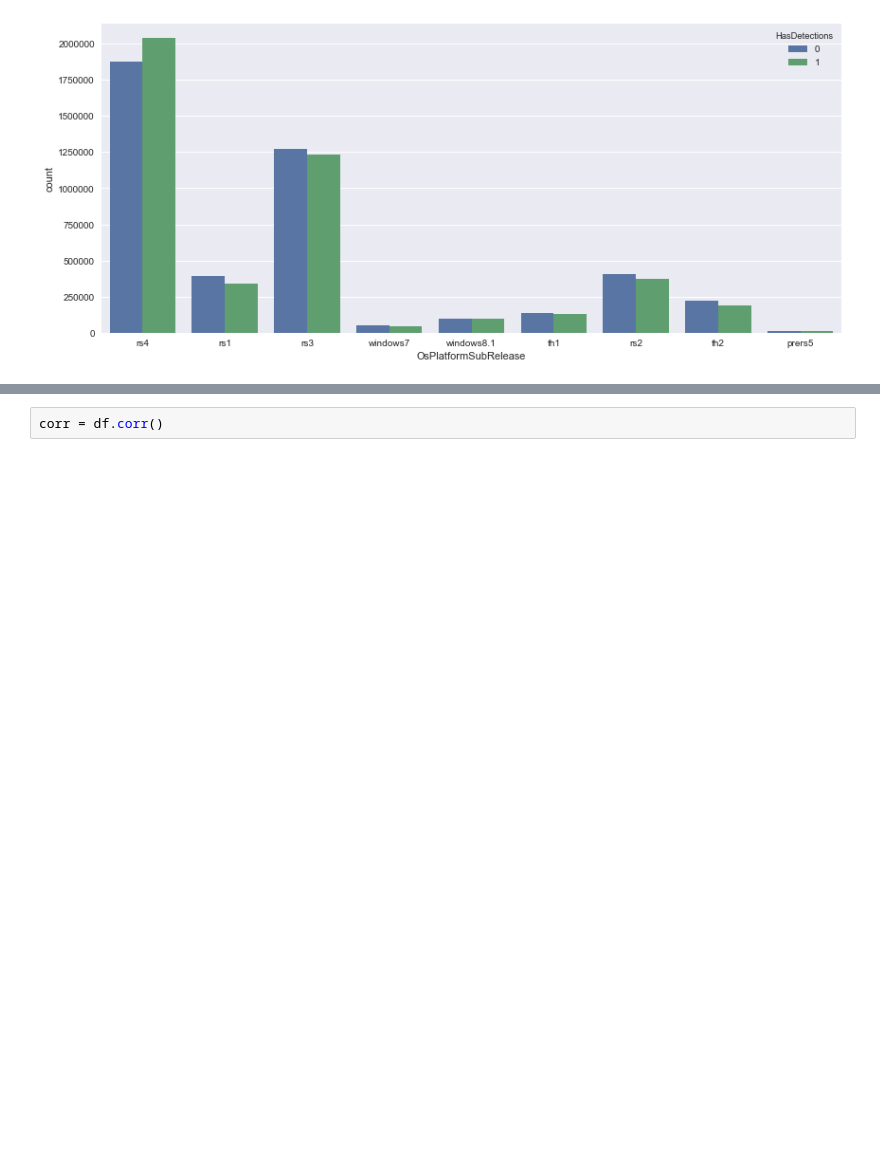
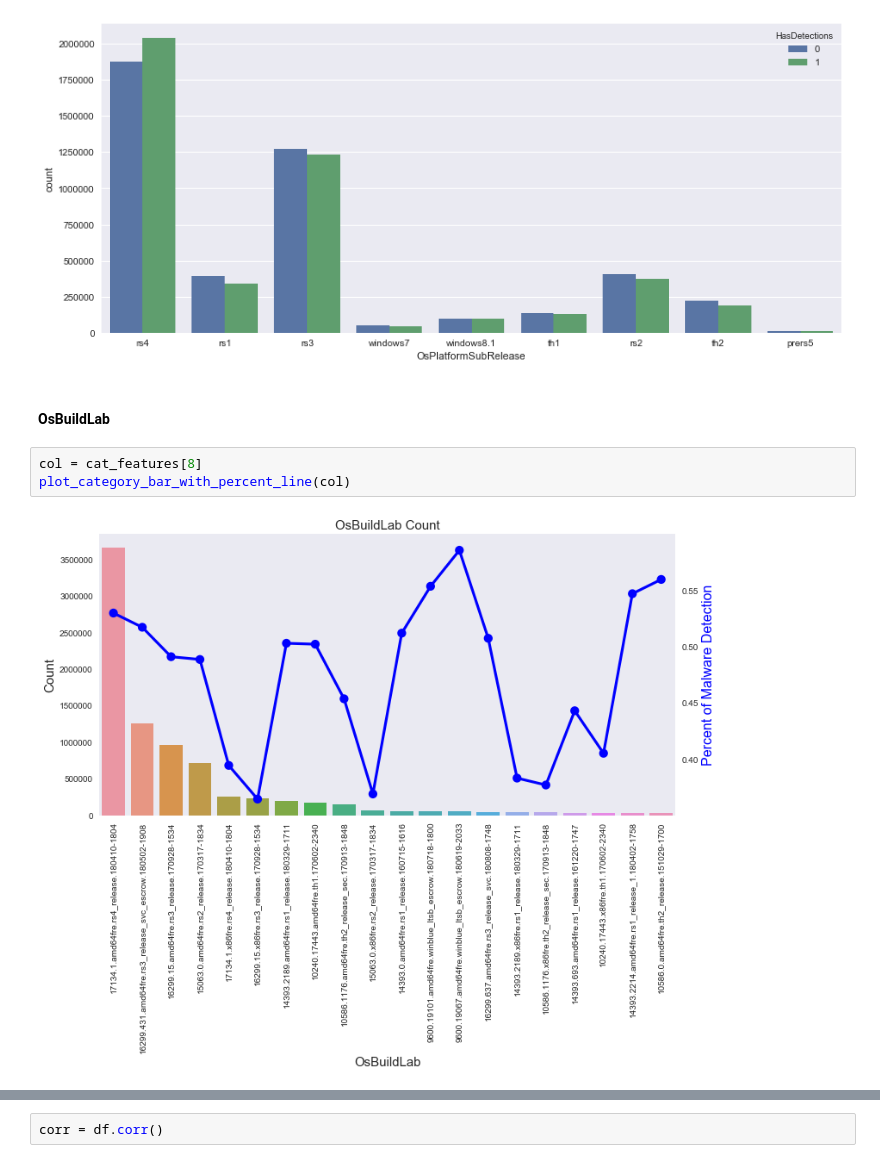
Before and after one commit to jacquelineguo/DS_Capstone_2, a Jupyter notebook: Capstone_Project_Microsoft_Malware_Prediction.ipynb, the cells around one changed output, grey strips where cells are left out. Cells and saved outputs as stored; diff of their text form; blank space fills up the shorter version.

```diff
--- a/Capstone_Project_Microsoft_Malware_Prediction.ipynb
+++ b/Capstone_Project_Microsoft_Malware_Prediction.ipynb
@@ -345,3 +382,10 @@ sns.countplot(x='OsPlatformSubRelease', hue='HasDetections', data=df)
 # %% [output]
 <matplotlib.axes._subplots.AxesSubplot at 0x...>
 [figure]
+# %% [markdown]
+#### OsBuildLab
+# %%
+col = cat_features[8]
+plot_category_bar_with_percent_line(col)
+# %% [output]
+[figure, added]
```
Also changed, not shown: parts of 55 cells of this notebook.
